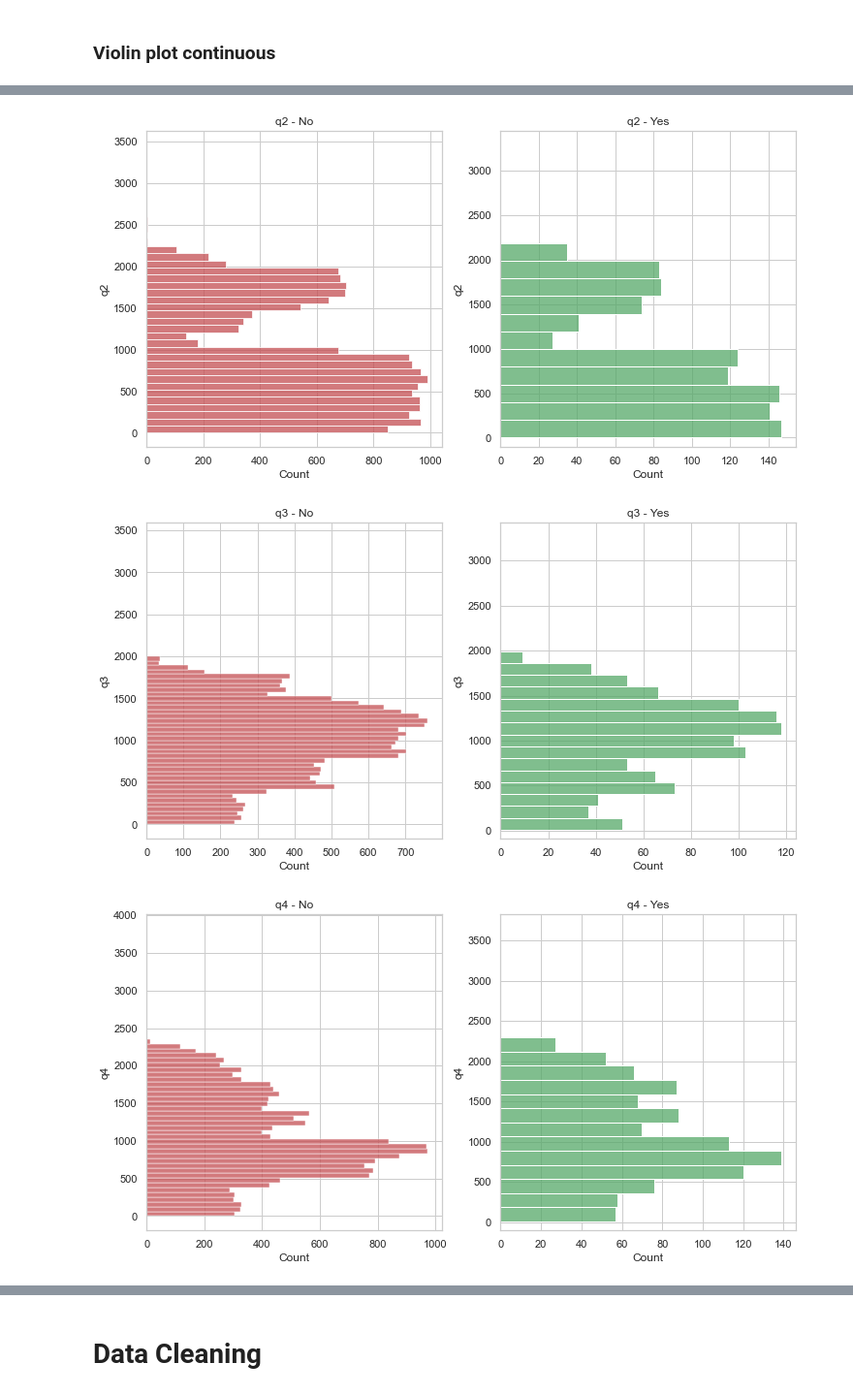
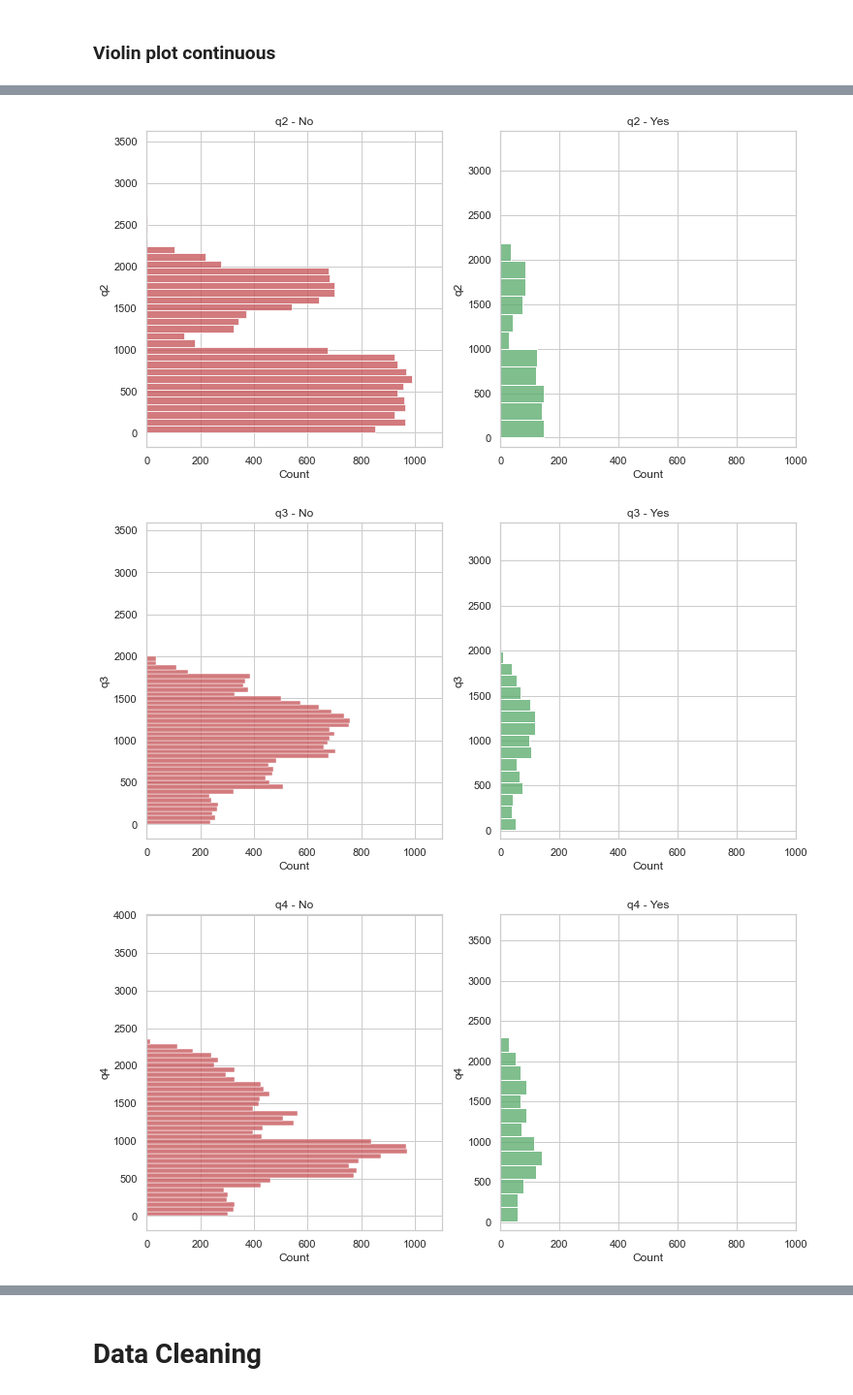
Before and after one commit to aldamepi/ironhack-mid_bootcamp_project, a Jupyter notebook: code/mid_bootcamp-amengual.ipynb, the cells around one changed output, grey strips where cells are left out. Shown at 97% size. Saved outputs shown, nothing was run; the diff lists cells and outputs as text; code cells hidden in the pictures.

```diff
--- a/code/mid_bootcamp-amengual.ipynb
+++ b/code/mid_bootcamp-amengual.ipynb
@@ -56,7 +62,7 @@ columns_mapper = {'1':'customer',
                   '2': 'cards',
                   '1.2': 'homes',
                   '4':'family',
-                  'No.2': 'Owner',
+                  'No.2': 'owner',
                   '1160.75':'q1',
                   '1669':'q2',
                   '877':'q3',
@@ -429,23 +468,28 @@ plotDiscrete(disc_accepted.iloc[:,1:])
 # %%
+def plotCompareDiscrete(disc, sub_disc):
+    """Compare the distributions of classes of two dataframes with the same discrete variables"""
 
-for i,c in enumerate(disc.columns):
-    f, ax = plt.subplots(1,2, figsize=(12,5))
-    sns.countplot(x=c,data=disc, ax=ax[0])
-    sns.countplot(x=c,data=disc_accepted,ax=ax[1])
-    # plt.title(c)
-    ax[0].set_title(c)
-    ax[0].set_xlabel(None)
-    ax[0].tick_params(axis='x', labelrotation=55)
+    for i,c in enumerate(disc.columns):
+        f, ax = plt.subplots(1,2, figsize=(12,5))
+        sns.countplot(x=c,data=disc, ax=ax[0])
+        sns.countplot(x=c,data=sub_disc,ax=ax[1])
 
-    ax[1].set_title(c)
-    ax[1].set_xlabel(None)
-    ax[1].tick_params(axis='x', labelrotation=55)
 
-        # annotate
-    ax[0].bar_label(ax[0].containers[0], label_type='edge')
-    ax[1].bar_label(ax[1].containers[0], label_type='edge')
+        ax[0].set_title('original_%s' %(c))
+        ax[0].set_xlabel(None)
+        ax[0].tick_params(axis='x', labelrotation=55)
 
-        # pad the spacing between the number and the edge of the figure
-    ax[0].margins(y=0.1)
-    ax[1].margins(y=0.1)
-    plt.show()
+        ax[1].set_title('compared_%s' %(c))
+        ax[1].set_xlabel(None)
+        ax[1].tick_params(axis='x', labelrotation=55)
+
+            # annotate
+        ax[0].bar_label(ax[0].containers[0], label_type='edge')
+        ax[1].bar_label(ax[1].containers[0], label_type='edge')
+
+            # pad the spacing between the number and the edge of the figure
+        ax[0].margins(y=0.1)
+        ax[1].margins(y=0.1)
+
+
+        plt.show()
@@ -478,7 +505,9 @@ for f in conti.columns:
     sns.histplot(y=credit[f][credit.accept == 'No'], ax=ax[0], color ='r')
     sns.histplot(y=credit[f][credit.accept == 'Yes'], ax=ax[1], color='g')
     ax[0].set_title('%s - No'%(f))
+    ax[0].set_xlim(0,1100)
     ax[1].set_ylim(ymax=max(credit[f][credit.accept == 'No']))
     ax[1].set_title('%s - Yes'%(f))
+    ax[1].set_xlim(0,1000)
     plt.show()
 # %% [output]
@@ -486,3 +515,3 @@ for f in conti.columns:
-[figure, old version]
+[figure, new version]
-[figure, old version]
+[figure, new version]
-[figure, old version]
+[figure, new version]
```
Also changed, not shown: parts of 128 cells of this notebook.
